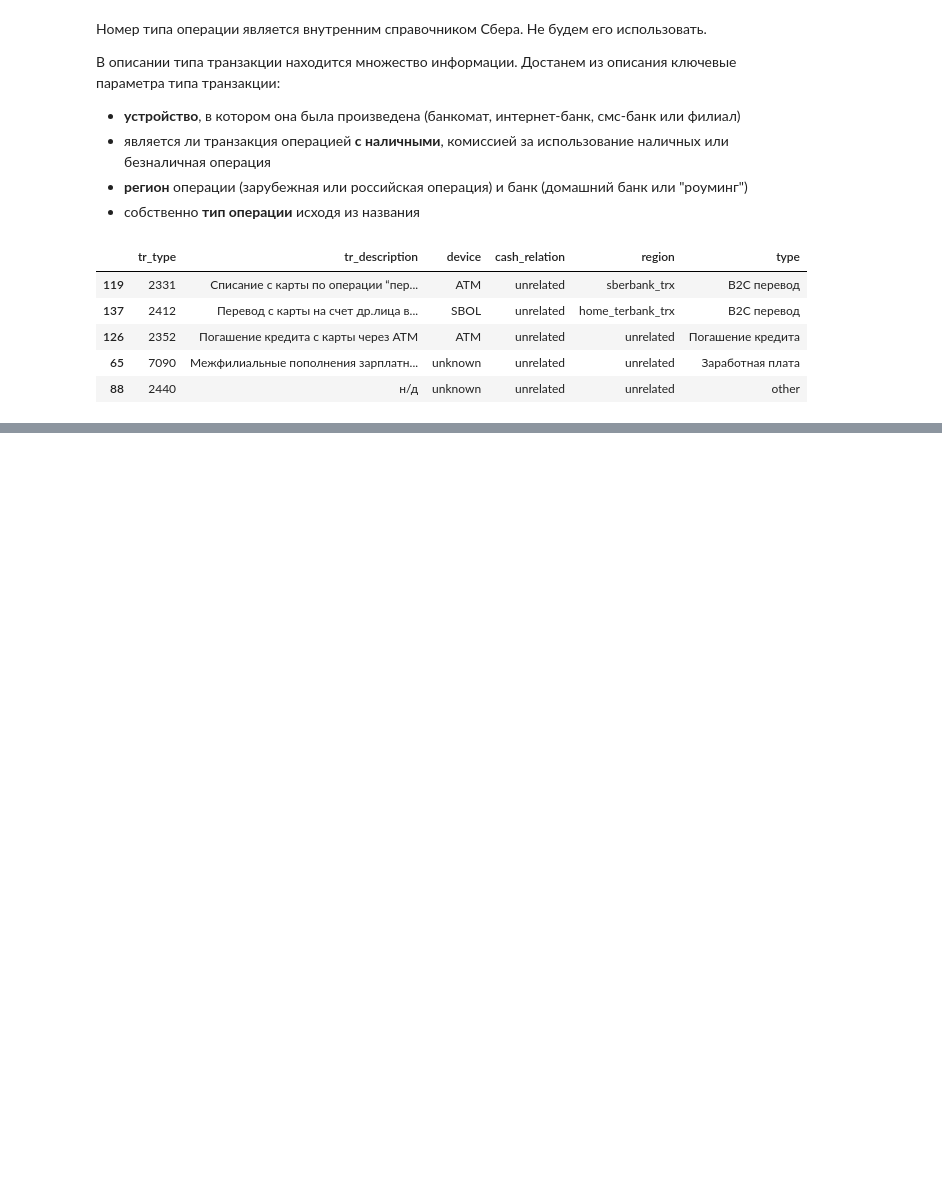
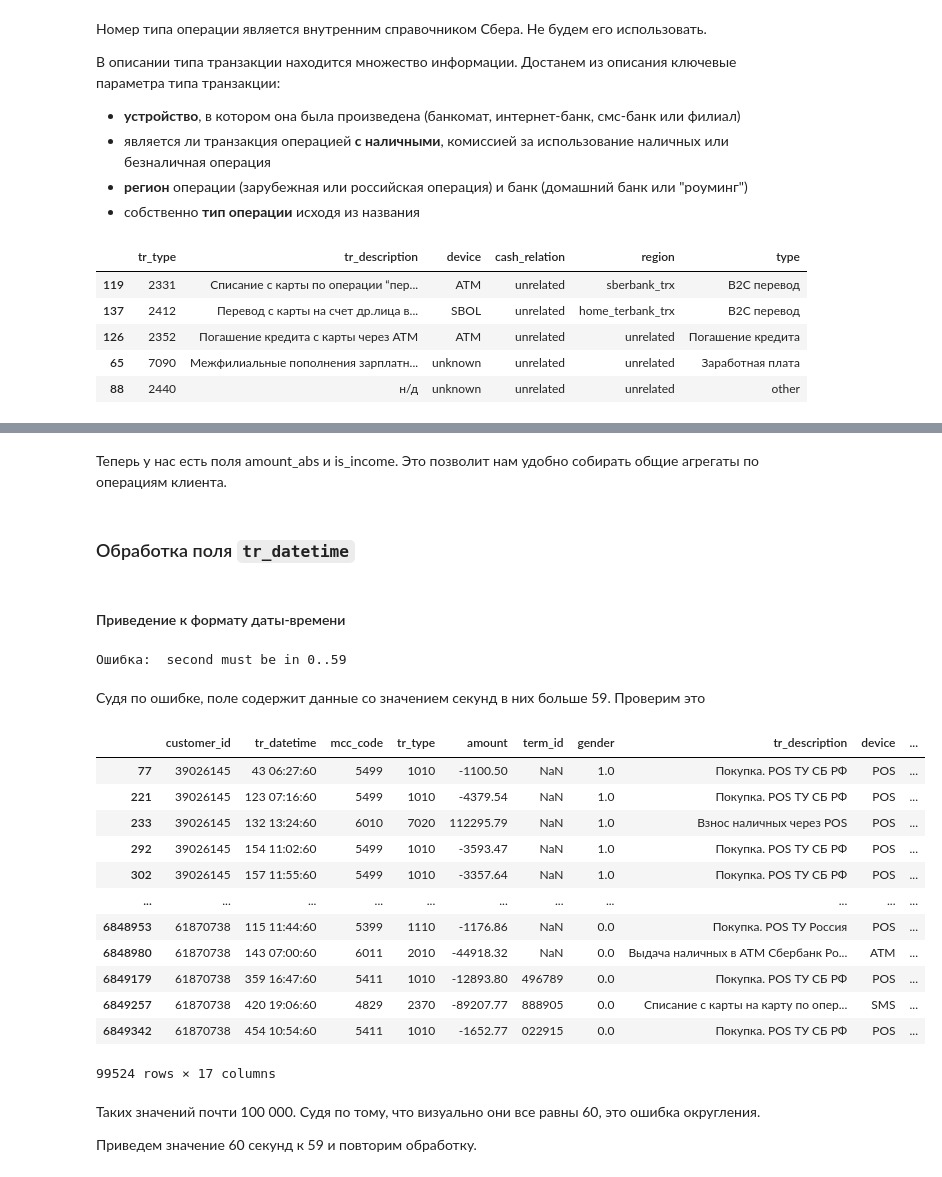
Before and after one commit to GreenArt11/sberkaggle, a Jupyter notebook: 2 transactions set.ipynb, the cells around one changed output, grey strips where cells are left out. Drawn from its saved outputs; the diff is of its cells as text; code cells hidden in the pictures; blank space fills up the shorter version.

Commit message:
Слияние исходных данных в сет, формат даты времени

```diff
--- a/2 transactions set.ipynb
+++ b/2 transactions set.ipynb
@@ -219,0 +226,9 @@ tr_types.sample(5, random_state=11)
+# %%
+# открываем файлы
+transactions = pd.read_csv('kaggle_datasets/transactions.csv.zip', delimiter=',')
+gender_train = pd.read_csv('kaggle_datasets/gender_train.csv', delimiter=',')
+
+# сливаем файлы
+rawset = pd.merge(transactions, gender_train, on='customer_id', how='left')
+rawset = pd.merge(rawset, tr_types, on='tr_type', how='left')
+rawset = pd.merge(rawset, tr_mcc_codes, on='mcc_code', how='left')
@@ -219,0 +252,7 @@ tr_types.sample(5, random_state=11)
+# %%
+# Добавим абсолютное значение поля как `amount_abs`:
+rawset['amount_abs'] = rawset['amount'].apply(abs)
+
+# Добавим направление транзакции, введя поле is_income. Если это входящая тразнакция - ставим 1, если исходящая (расход) - 0.
+rawset.loc[rawset['amount']>0, 'is_income'] = 1
+rawset.loc[rawset['amount']<0, 'is_income'] = 0
@@ -219,0 +268,52 @@ tr_types.sample(5, random_state=11)
+# %% [markdown]
+Теперь у нас есть поля amount_abs и is_income. Это позволит нам удобно собирать общие агрегаты по операциям клиента.
+# %% [markdown]
+### Обработка поля `tr_datetime`
+# %% [markdown]
+#### Приведение к формату даты-времени
+# %%
+# Приводим значения поля `tr_datetime` к формату даты-времени. Пишем функцию и пробуем ее запустить.
+
+import datetime
+def timeformatter(rawdate):
+    # разделяем поле на два значения (разделитель - пробел)
+    rows = rawdate.split(' ')
+
+    # первое значение преобразуем в дату, второе - в формат времени
+    days = datetime.timedelta(days=int(rows[0]))
+    time = datetime.datetime.strptime(rows[1], '%H:%M:%S')
+
+    return (days+time)
+
+
+try:
+    rawset['tr_datetime'] = rawset['tr_datetime'].apply(timeformatter)
+
+except ValueError as err:
+    print('Ошибка: ', err)
+# %% [output]
+Ошибка:  second must be in 0..59
+# %% [markdown]
+Судя по ошибке, поле содержит данные со значением секунд в них больше 59. Проверим это
+# %%
+# Функция выдает ошибку, потому что почти 100 000 записей имеют количество секунд больше 59
+
+rawset[rawset['tr_datetime'].apply(lambda x: int(x[-2::]) > 59)]
+# %% [output]
+|  | customer_id | tr_datetime | mcc_code | tr_type | amount | term_id | gender | tr_description | device | ... |
+| 77 | 39026145 | 43 06:27:60 | 5499 | 1010 | -1100.50 | NaN | 1.0 | Покупка. POS ТУ СБ РФ | POS | ... |
+| 221 | 39026145 | 123 07:16:60 | 5499 | 1010 | -4379.54 | NaN | 1.0 | Покупка. POS ТУ СБ РФ | POS | ... |
+| 233 | 39026145 | 132 13:24:60 | 6010 | 7020 | 112295.79 | NaN | 1.0 | Взнос наличных через POS | POS | ... |
+| 292 | 39026145 | 154 11:02:60 | 5499 | 1010 | -3593.47 | NaN | 1.0 | Покупка. POS ТУ СБ РФ | POS | ... |
+| 302 | 39026145 | 157 11:55:60 | 5499 | 1010 | -3357.64 | NaN | 1.0 | Покупка. POS ТУ СБ РФ | POS | ... |
+| ... | ... | ... | ... | ... | ... | ... | ... | ... | ... | ... |
+| 6848953 | 61870738 | 115 11:44:60 | 5399 | 1110 | -1176.86 | NaN | 0.0 | Покупка. POS ТУ Россия | POS | ... |
+| 6848980 | 61870738 | 143 07:00:60 | 6011 | 2010 | -44918.32 | NaN | 0.0 | Выдача наличных в АТМ Сбербанк Ро... | АТМ | ... |
+| 6849179 | 61870738 | 359 16:47:60 | 5411 | 1010 | -12893.80 | 496789 | 0.0 | Покупка. POS ТУ СБ РФ | POS | ... |
+| 6849257 | 61870738 | 420 19:06:60 | 4829 | 2370 | -89207.77 | 888905 | 0.0 | Списание с карты на карту по опер... | SMS | ... |
+| 6849342 | 61870738 | 454 10:54:60 | 5411 | 1010 | -1652.77 | 022915 | 0.0 | Покупка. POS ТУ СБ РФ | POS | ... |
+99524 rows × 17 columns
+# %% [markdown]
+Таких значений почти 100 000. Судя по тому, что визуально они все равны 60, это ошибка округления.
+
+Приведем значение 60 секунд к 59 и повторим обработку.
```
Also changed, not shown: parts of 10 cells of this notebook.
